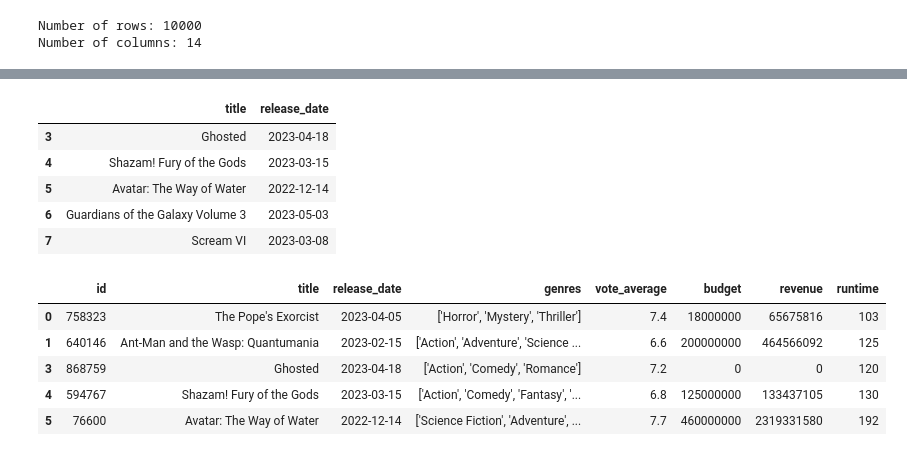
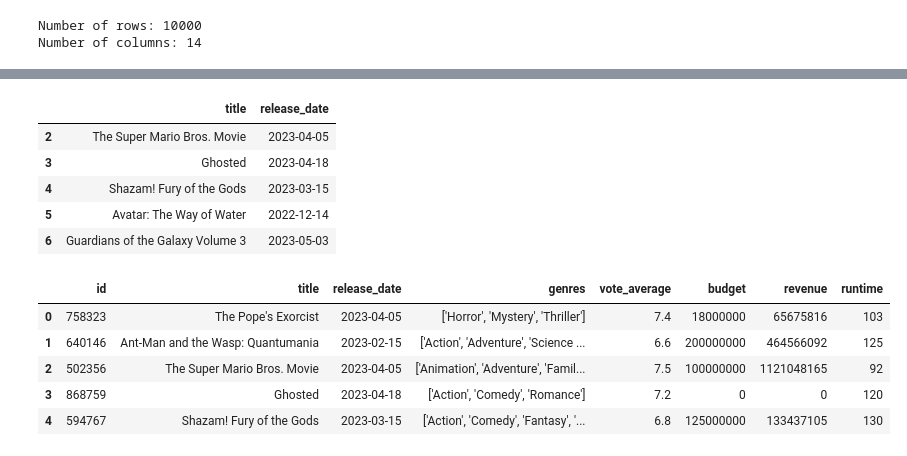
Before and after one commit to Exion007/Colab, a Jupyter notebook: pandas_intro.ipynb, the cells around one changed output, grey strips where cells are left out. Cells and saved outputs as stored; diff of their text form; code cells hidden in the pictures.

```diff
--- a/pandas_intro.ipynb
+++ b/pandas_intro.ipynb
@@ -74,15 +125,15 @@ df.loc[(df['vote_average'] > 8.5) & (df['runtime'] > 150)]
 # %%
 # How to filter data?
 
-print(f'Before filtering:\nNumber of rows: {df.shape[0]}\nNumber of columns: {df.shape[1]}')
+print(f'Before filtering:\nNumber of rows: {df.shape[0]}\nNumber of columns: {df.shape[1]}\n')
 
 # Delete rows containing "NULL" value using dropna()
 newdf = df.dropna()
 
 # Set inplace parameter as True, if you want the filtering operation to be conducted on the original dataframe
-df.dropna(inplace = True)
+# df.dropna(inplace = True)
 
-print(f'After filtering:\nNumber of rows: {df.shape[0]}\nNumber of columns: {df.shape[1]}')
+print(f'After filtering:\nNumber of rows: {newdf.shape[0]}\nNumber of columns: {newdf.shape[1]}')
 # %% [output]
 Before filtering:
 Number of rows: 10000
@@ -100,35 +152,35 @@ Number of columns: 14
 # You can also create a seperate dataframe which contains only the columns that you selected.
 # !! Compared to loc(), iloc() takes indices as parameters
 
-df.iloc[:5,]           # First 5 rows
-df.iloc[1:5,]          # Second to Fifth row
-df.iloc[5,0]           # Sixth row and 1st column
-df.iloc[1:5,0]         # Second to Fifth row, first column
-df.iloc[1:5,:5]        # Second to Fifth row, first 5 columns
+df.iloc[:5,]             # First 5 rows
+df.iloc[1:5,]            # Second to Fifth row
+df.iloc[5,0]             # Sixth row and 1st column
+df.iloc[1:5,0]           # Second to Fifth row, first column
+df.iloc[1:5,:5]          # Second to Fifth row, first 5 columns
 newdf = df.iloc[2:7,1:3] # Third to Seventh row, 2nd and 3rd column
-newdf
+newdf.head()
 # %% [output]
 |  | title | release_date |
+| 2 | The Super Mario Bros. Movie | 2023-04-05 |
 | 3 | Ghosted | 2023-04-18 |
 | 4 | Shazam! Fury of the Gods | 2023-03-15 |
 | 5 | Avatar: The Way of Water | 2022-12-14 |
 | 6 | Guardians of the Galaxy Volume 3 | 2023-05-03 |
-| 7 | Scream VI | 2023-03-08 |
 # %%
 # Filtering based on a column value
-#newdf = df = df[df["release_date"].notna()]
+#newdf = df[df["release_date"].notna()]
 #newdf = df.drop(df.loc[df["vote_average"] < 8.5].index)
 
 # Filtering based on column names
 # Note: In addition to the indices method we used above, we can also use column names.
 
-to_del = ["original_language", "vote_count", "production_companies", "tagline", "popularity", "overview", ]
+to_del = ["original_language", "vote_count", "production_companies", "tagline", "popularity", "overview"]
 newdf = df.drop(to_del, axis=1)
 newdf.head()
 # %% [output]
 |  | id | title | release_date | genres | vote_average | budget | revenue | runtime |
 | 0 | 758323 | The Pope's Exorcist | 2023-04-05 | ['Horror', 'Mystery', 'Thriller'] | 7.4 | 18000000 | 65675816 | 103 |
 | 1 | 640146 | Ant-Man and the Wasp: Quantumania | 2023-02-15 | ['Action', 'Adventure', 'Science ... | 6.6 | 200000000 | 464566092 | 125 |
+| 2 | 502356 | The Super Mario Bros. Movie | 2023-04-05 | ['Animation', 'Adventure', 'Famil... | 7.5 | 100000000 | 1121048165 | 92 |
 | 3 | 868759 | Ghosted | 2023-04-18 | ['Action', 'Comedy', 'Romance'] | 7.2 | 0 | 0 | 120 |
 | 4 | 594767 | Shazam! Fury of the Gods | 2023-03-15 | ['Action', 'Comedy', 'Fantasy', '... | 6.8 | 125000000 | 133437105 | 130 |
-| 5 | 76600 | Avatar: The Way of Water | 2022-12-14 | ['Science Fiction', 'Adventure', ... | 7.7 | 460000000 | 2319331580 | 192 |
```
Also changed, not shown: parts of 3 cells of this notebook.
